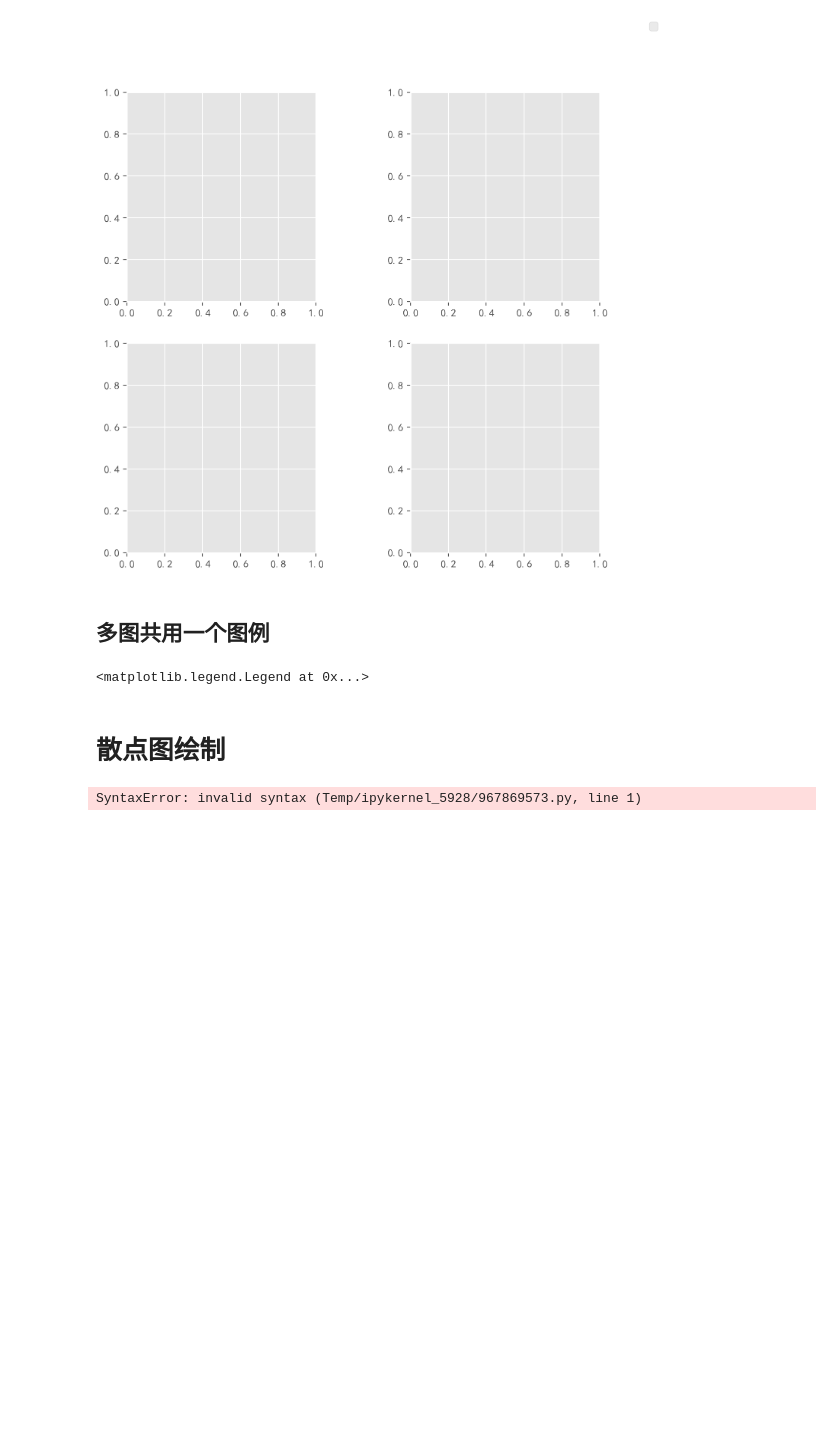
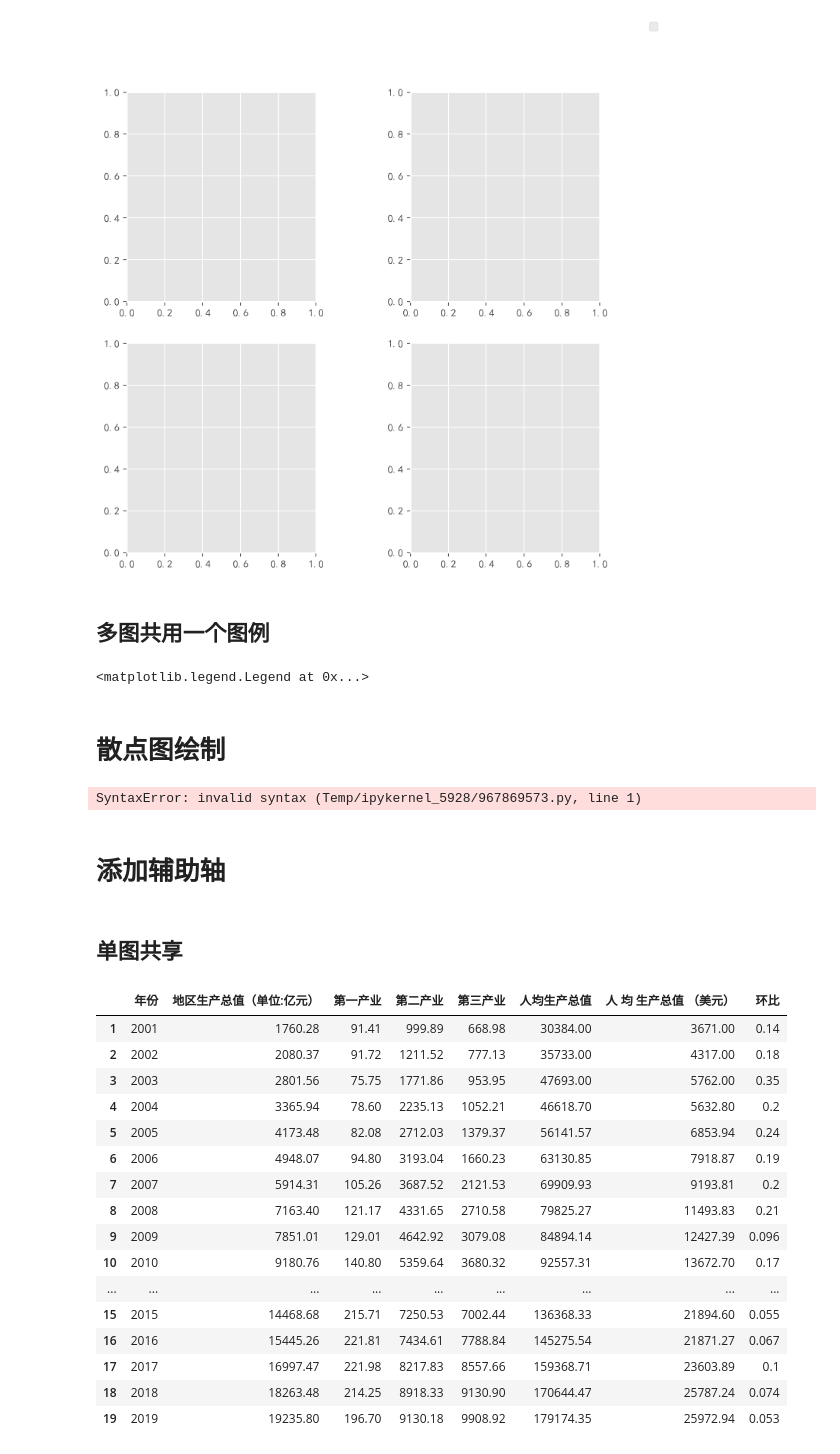
Before and after one commit to kebuAAA/Visualization-using-python, a Jupyter notebook: plt绘图.ipynb, the cells around one changed output. Cells and saved outputs as stored; diff of their text form; code cells hidden in the pictures; blank space fills up the shorter version.

Commit message:
添加辅助轴的方法

```diff
--- a/plt绘图.ipynb
+++ b/plt绘图.ipynb
@@ -256,3 +258,33 @@ plt.plot(np.linspace(min(x), max(x), 100),
 plt.show()
 # %% [output]
 SyntaxError: invalid syntax (Temp/ipykernel_5928/967869573.py, line 1)
+# %% [markdown]
+# 添加辅助轴
+# %% [markdown]
+## 单图共享
+# %%
+data=pd.read_excel('./datasets/历年地区生产总值.xlsx')
+# 计算DataFrame某一列的环比值
+def get_huanbi(data, col):
+    data['环比'] = data[col].pct_change()
+    data['环比'] = data['环比'].apply(lambda x: format(x, '.2'))
+    return data
+data = get_huanbi(data, '地区生产总值（单位:亿元）')[1:]
+# %% [output]
+|  | 年份 | 地区生产总值（单位:亿元） | 第一产业 | 第二产业 | 第三产业 | 人均生产总值 | 人 均 生产总值 （美元） | 环比 |
+| 1 | 2001 | 1760.28 | 91.41 | 999.89 | 668.98 | 30384.00 | 3671.00 | 0.14 |
+| 2 | 2002 | 2080.37 | 91.72 | 1211.52 | 777.13 | 35733.00 | 4317.00 | 0.18 |
+| 3 | 2003 | 2801.56 | 75.75 | 1771.86 | 953.95 | 47693.00 | 5762.00 | 0.35 |
+| 4 | 2004 | 3365.94 | 78.60 | 2235.13 | 1052.21 | 46618.70 | 5632.80 | 0.2 |
+| 5 | 2005 | 4173.48 | 82.08 | 2712.03 | 1379.37 | 56141.57 | 6853.94 | 0.24 |
+| 6 | 2006 | 4948.07 | 94.80 | 3193.04 | 1660.23 | 63130.85 | 7918.87 | 0.19 |
+| 7 | 2007 | 5914.31 | 105.26 | 3687.52 | 2121.53 | 69909.93 | 9193.81 | 0.2 |
+| 8 | 2008 | 7163.40 | 121.17 | 4331.65 | 2710.58 | 79825.27 | 11493.83 | 0.21 |
+| 9 | 2009 | 7851.01 | 129.01 | 4642.92 | 3079.08 | 84894.14 | 12427.39 | 0.096 |
+| 10 | 2010 | 9180.76 | 140.80 | 5359.64 | 3680.32 | 92557.31 | 13672.70 | 0.17 |
+| ... | ... | ... | ... | ... | ... | ... | ... | ... |
+| 15 | 2015 | 14468.68 | 215.71 | 7250.53 | 7002.44 | 136368.33 | 21894.60 | 0.055 |
+| 16 | 2016 | 15445.26 | 221.81 | 7434.61 | 7788.84 | 145275.54 | 21871.27 | 0.067 |
+| 17 | 2017 | 16997.47 | 221.98 | 8217.83 | 8557.66 | 159368.71 | 23603.89 | 0.1 |
+| 18 | 2018 | 18263.48 | 214.25 | 8918.33 | 9130.90 | 170644.47 | 25787.24 | 0.074 |
+| 19 | 2019 | 19235.80 | 196.70 | 9130.18 | 9908.92 | 179174.35 | 25972.94 | 0.053 |
```
Also changed, not shown: parts of 6 cells of this notebook, 3 other files.
